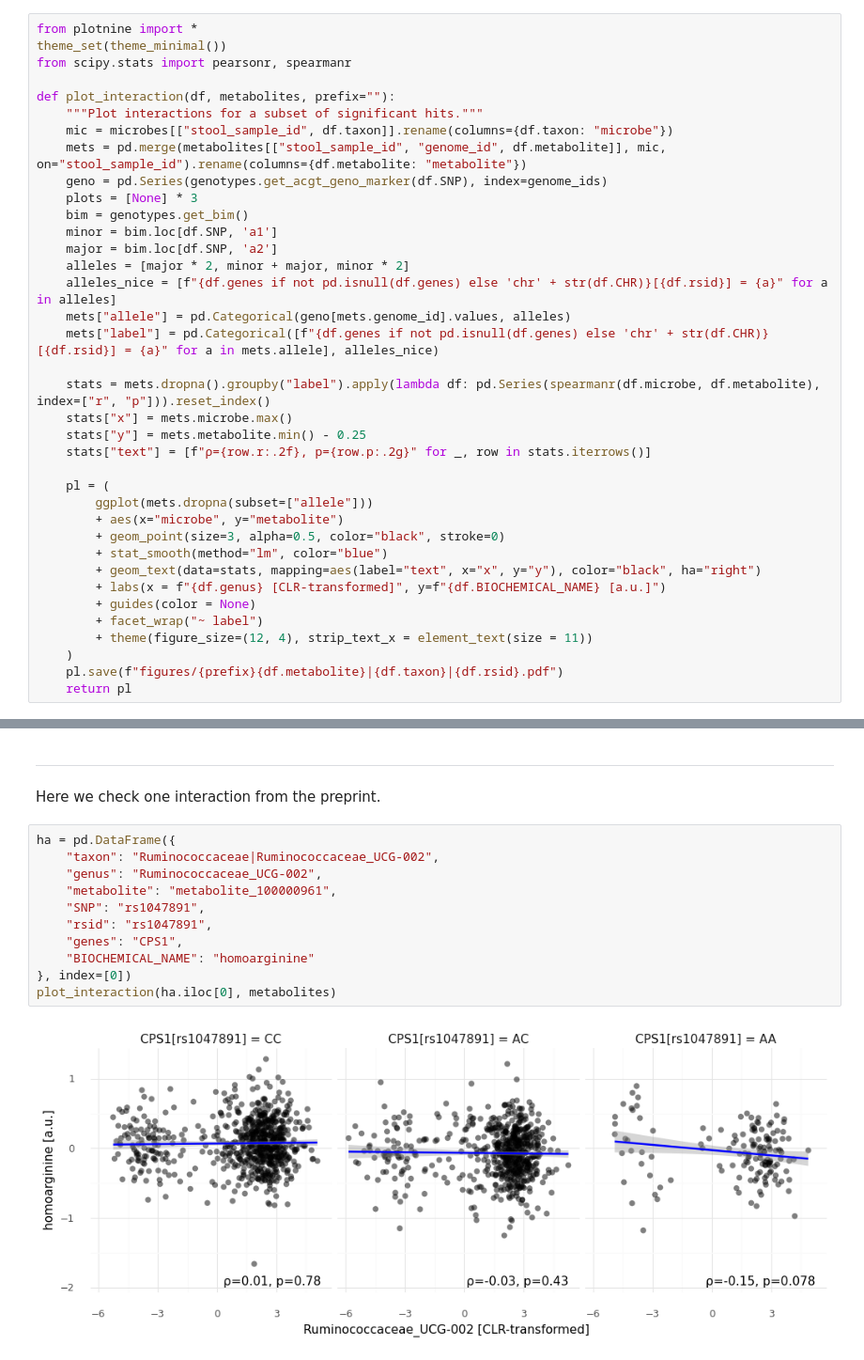
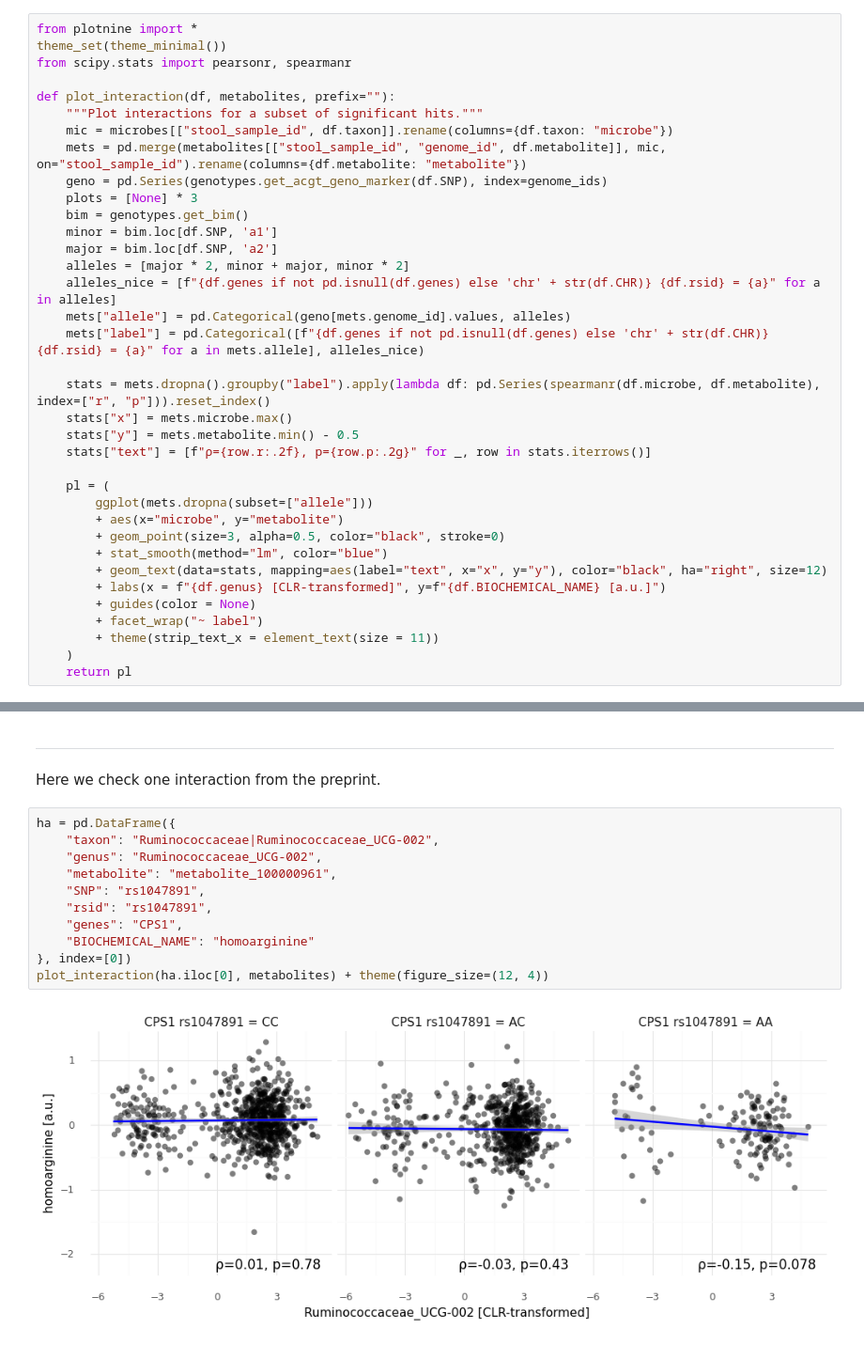
Before and after one commit to Gibbons-Lab/2021_gene_environment_interactions, a Jupyter notebook: gxe/inspect_genome_microbiome_interactions.ipynb, the cells around one changed output, grey strips where cells are left out. Shown at 94% size. Drawn from its saved outputs; the diff is of its cells as text.

```diff
--- a/gxe/inspect_genome_microbiome_interactions.ipynb
+++ b/gxe/inspect_genome_microbiome_interactions.ipynb
@@ -65,13 +65,13 @@ def plot_interaction(df, metabolites, prefix=""):
     minor = bim.loc[df.SNP, 'a1']
     major = bim.loc[df.SNP, 'a2']
     alleles = [major * 2, minor + major, minor * 2]
-    alleles_nice = [f"{df.genes if not pd.isnull(df.genes) else 'chr' + str(df.CHR)}[{df.rsid}] = {a}" for a in alleles]
+    alleles_nice = [f"{df.genes if not pd.isnull(df.genes) else 'chr' + str(df.CHR)} {df.rsid} = {a}" for a in alleles]
     mets["allele"] = pd.Categorical(geno[mets.genome_id].values, alleles)
-    mets["label"] = pd.Categorical([f"{df.genes if not pd.isnull(df.genes) else 'chr' + str(df.CHR)}[{df.rsid}] = {a}" for a in mets.allele], alleles_nice)
+    mets["label"] = pd.Categorical([f"{df.genes if not pd.isnull(df.genes) else 'chr' + str(df.CHR)} {df.rsid} = {a}" for a in mets.allele], alleles_nice)
 
     stats = mets.dropna().groupby("label").apply(lambda df: pd.Series(spearmanr(df.microbe, df.metabolite), index=["r", "p"])).reset_index()
     stats["x"] = mets.microbe.max()
-    stats["y"] = mets.metabolite.min() - 0.25
+    stats["y"] = mets.metabolite.min() - 0.5
     stats["text"] = [f"ρ={row.r:.2f}, p={row.p:.2g}" for _, row in stats.iterrows()]
 
     pl = (
@@ -79,11 +79,10 @@ def plot_interaction(df, metabolites, prefix=""):
         + aes(x="microbe", y="metabolite")
         + geom_point(size=3, alpha=0.5, color="black", stroke=0)
         + stat_smooth(method="lm", color="blue")
-        + geom_text(data=stats, mapping=aes(label="text", x="x", y="y"), color="black", ha="right")
+        + geom_text(data=stats, mapping=aes(label="text", x="x", y="y"), color="black", ha="right", size=12)
         + labs(x = f"{df.genus} [CLR-transformed]", y=f"{df.BIOCHEMICAL_NAME} [a.u.]")
         + guides(color = None)
         + facet_wrap("~ label")
-        + theme(figure_size=(12, 4), strip_text_x = element_text(size = 11))
+        + theme(strip_text_x = element_text(size = 11))
     )
-    pl.save(f"figures/{prefix}{df.metabolite}|{df.taxon}|{df.rsid}.pdf")
     return pl
@@ -132,13 +137,13 @@ Here we check one interaction from the preprint.
 # %%
 ha = pd.DataFrame({
     "taxon": "Ruminococcaceae|Ruminococcaceae_UCG-002",
     "genus": "Ruminococcaceae_UCG-002",
     "metabolite": "metabolite_100000961",
     "SNP": "rs1047891",
     "rsid": "rs1047891",
     "genes": "CPS1",
     "BIOCHEMICAL_NAME": "homoarginine"
 }, index=[0])
-plot_interaction(ha.iloc[0], metabolites)
+plot_interaction(ha.iloc[0], metabolites) + theme(figure_size=(12, 4))
 # %% [output]
-[figure, old version]
+[figure, new version]
```
Also changed, not shown: parts of 9 cells of this notebook, 46 other files.
